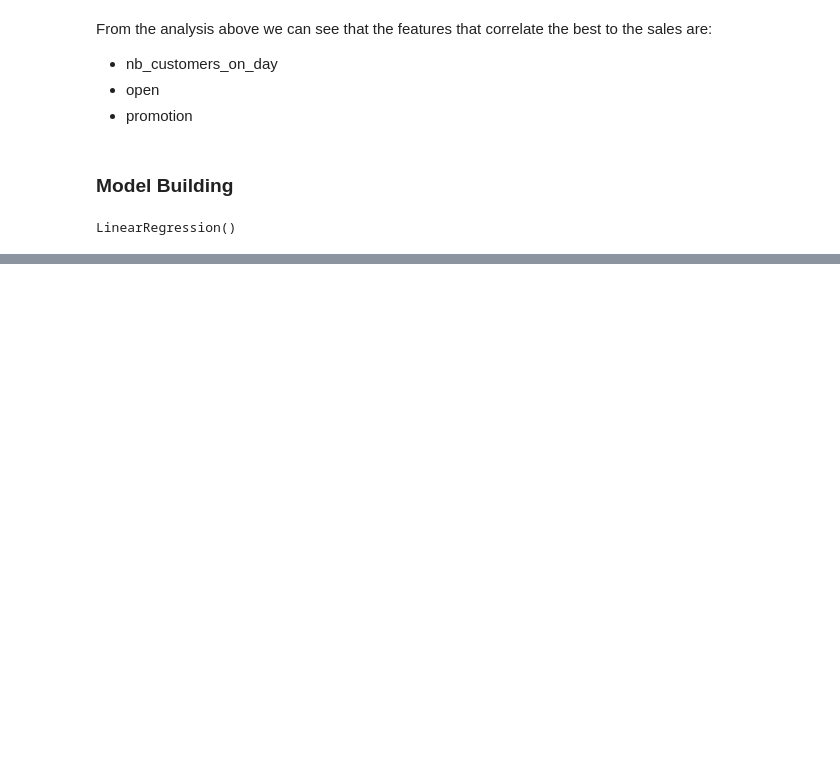
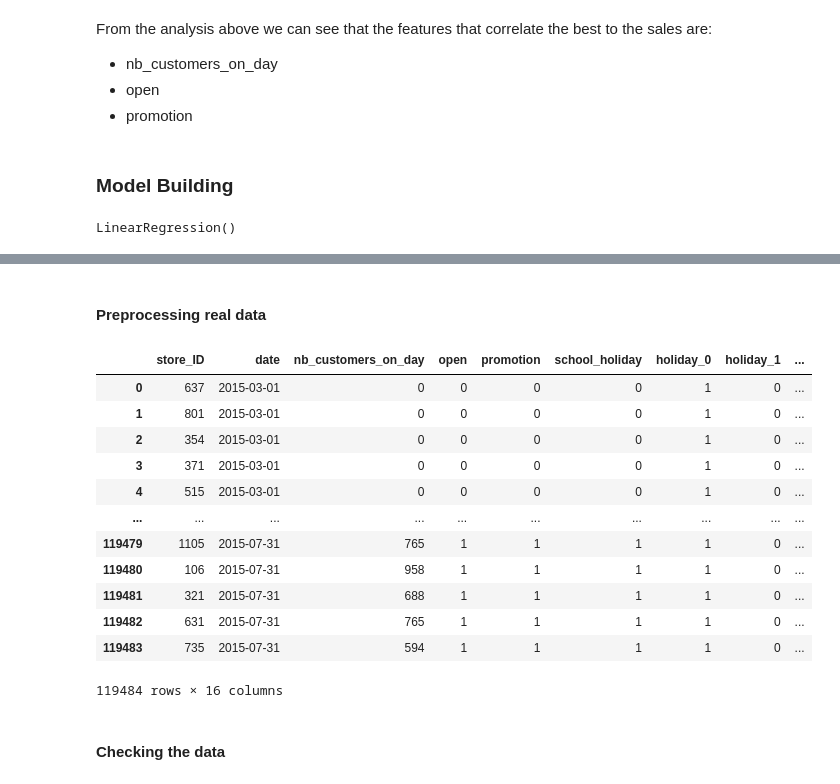
Before and after one commit to MohammedAlmatrafi/week2-miniproject, a Jupyter notebook: model.ipynb, the cells around one changed output, grey strips where cells are left out. Drawn from its saved outputs; the diff is of its cells as text; code cells hidden in the pictures; blank space fills up the shorter version.

```diff
--- a/model.ipynb
+++ b/model.ipynb
@@ -197,0 +239,3 @@ r2 # 0.8595509425021842
+# %%
+real_df = pd.read_csv('real_data.csv')
+real_df.describe()
@@ -197,0 +252,28 @@ r2 # 0.8595509425021842
+# %% [markdown]
+#### Preprocessing real data
+# %%
+real_df = (
+    real_df
+    .pipe(drop_unnamed_column)
+    .pipe(convert_date_to_date)
+    .pipe(clean_state_holiday)
+    .pipe(encode_day_of_week)
+    # .pipe(sort_by_date)
+)
+real_df
+# %% [output]
+|  | store_ID | date | nb_customers_on_day | open | promotion | school_holiday | holiday_0 | holiday_1 | ... |
+| 0 | 637 | 2015-03-01 | 0 | 0 | 0 | 0 | 1 | 0 | ... |
+| 1 | 801 | 2015-03-01 | 0 | 0 | 0 | 0 | 1 | 0 | ... |
+| 2 | 354 | 2015-03-01 | 0 | 0 | 0 | 0 | 1 | 0 | ... |
+| 3 | 371 | 2015-03-01 | 0 | 0 | 0 | 0 | 1 | 0 | ... |
+| 4 | 515 | 2015-03-01 | 0 | 0 | 0 | 0 | 1 | 0 | ... |
+| ... | ... | ... | ... | ... | ... | ... | ... | ... | ... |
+| 119479 | 1105 | 2015-07-31 | 765 | 1 | 1 | 1 | 1 | 0 | ... |
+| 119480 | 106 | 2015-07-31 | 958 | 1 | 1 | 1 | 1 | 0 | ... |
+| 119481 | 321 | 2015-07-31 | 688 | 1 | 1 | 1 | 1 | 0 | ... |
+| 119482 | 631 | 2015-07-31 | 765 | 1 | 1 | 1 | 1 | 0 | ... |
+| 119483 | 735 | 2015-07-31 | 594 | 1 | 1 | 1 | 1 | 0 | ... |
+119484 rows × 16 columns
+# %% [markdown]
+#### Checking the data
```
Also changed, not shown: parts of 24 cells of this notebook, 1 other file.
